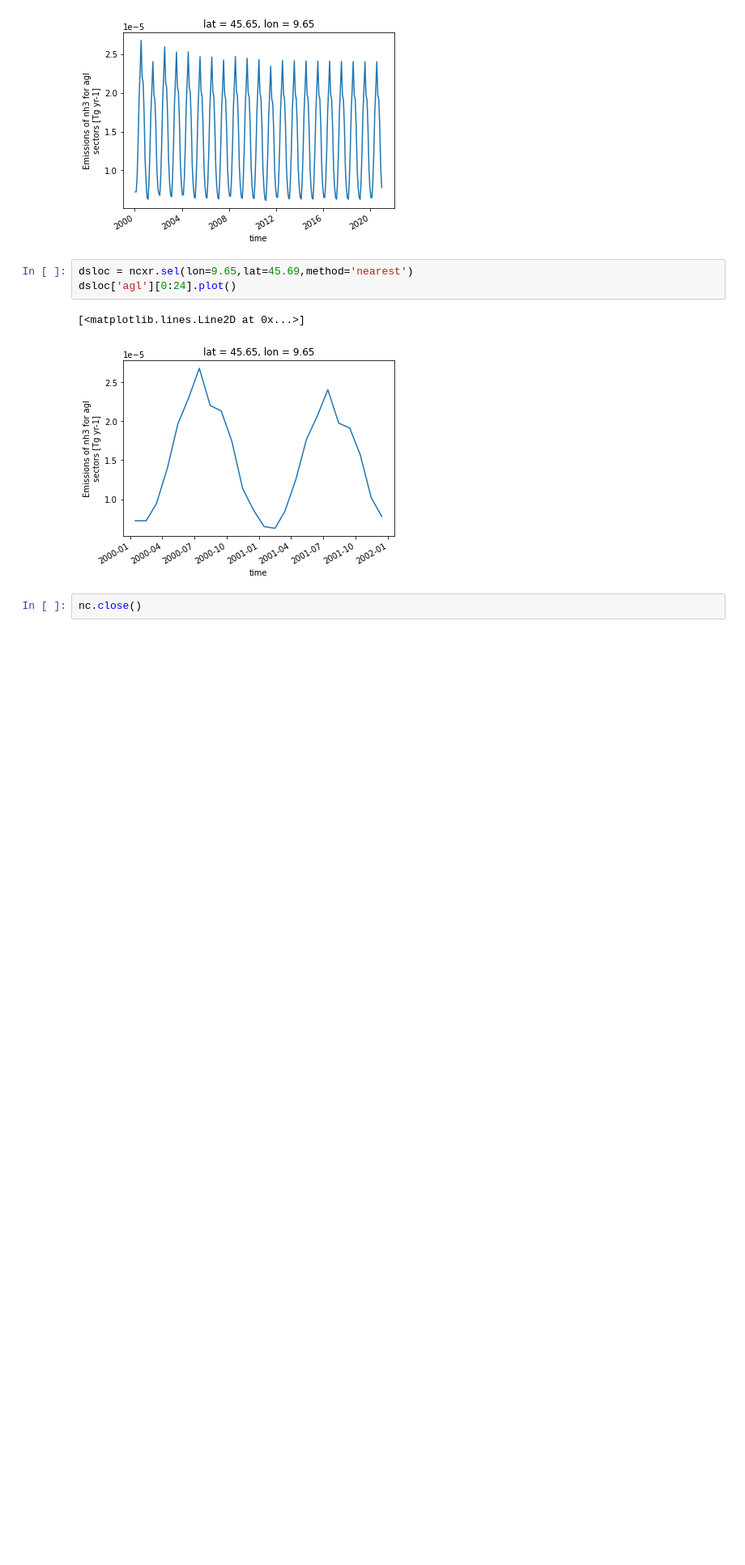
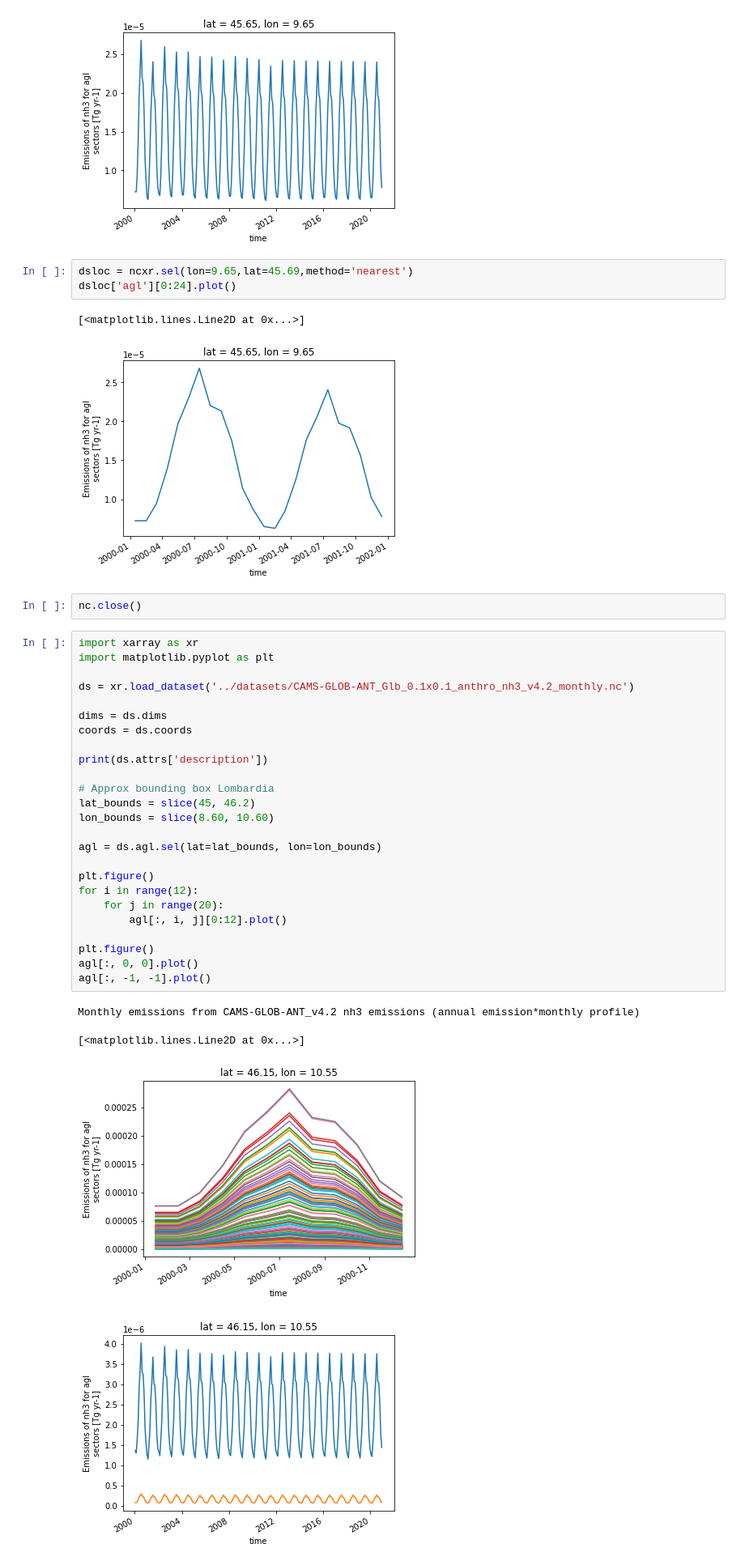
Before and after one commit to samuelexferri/unibg-statistic2, a Jupyter notebook: notebooks/netcdf.ipynb, the cells around one changed output. Shown: that part at 81% size. Cells and saved outputs as stored; diff of their text form; blank space fills up the shorter version.

```diff
--- a/notebooks/netcdf.ipynb
+++ b/notebooks/netcdf.ipynb
@@ -57,3 +57,33 @@ dsloc['agl'][0:24].plot()
 [figure]
 # %%
 nc.close()
+# %%
+import xarray as xr
+import matplotlib.pyplot as plt
+
+ds = xr.load_dataset('../datasets/CAMS-GLOB-ANT_Glb_0.1x0.1_anthro_nh3_v4.2_monthly.nc')
+
+dims = ds.dims
+coords = ds.coords
+
+print(ds.attrs['description'])
+
+# Approx bounding box Lombardia
+lat_bounds = slice(45, 46.2)
+lon_bounds = slice(8.60, 10.60)
+
+agl = ds.agl.sel(lat=lat_bounds, lon=lon_bounds)
+
+plt.figure()
+for i in range(12):
+    for j in range(20):
+        agl[:, i, j][0:12].plot()
+
+plt.figure()
+agl[:, 0, 0].plot()
+agl[:, -1, -1].plot()
+# %% [output]
+Monthly emissions from CAMS-GLOB-ANT_v4.2 nh3 emissions (annual emission*monthly profile)
+[<matplotlib.lines.Line2D at 0x...>]
+[figure, added]
+[figure, added]
```
